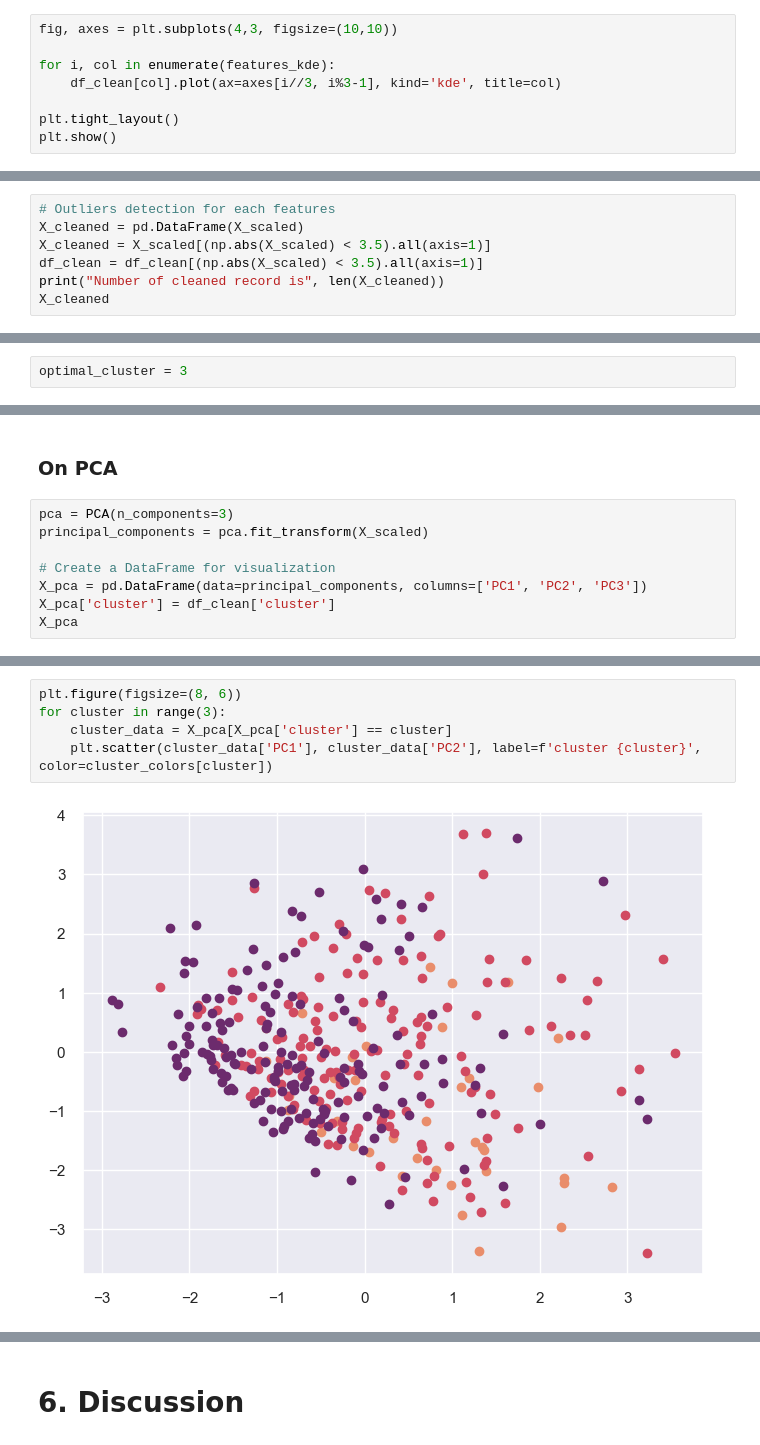
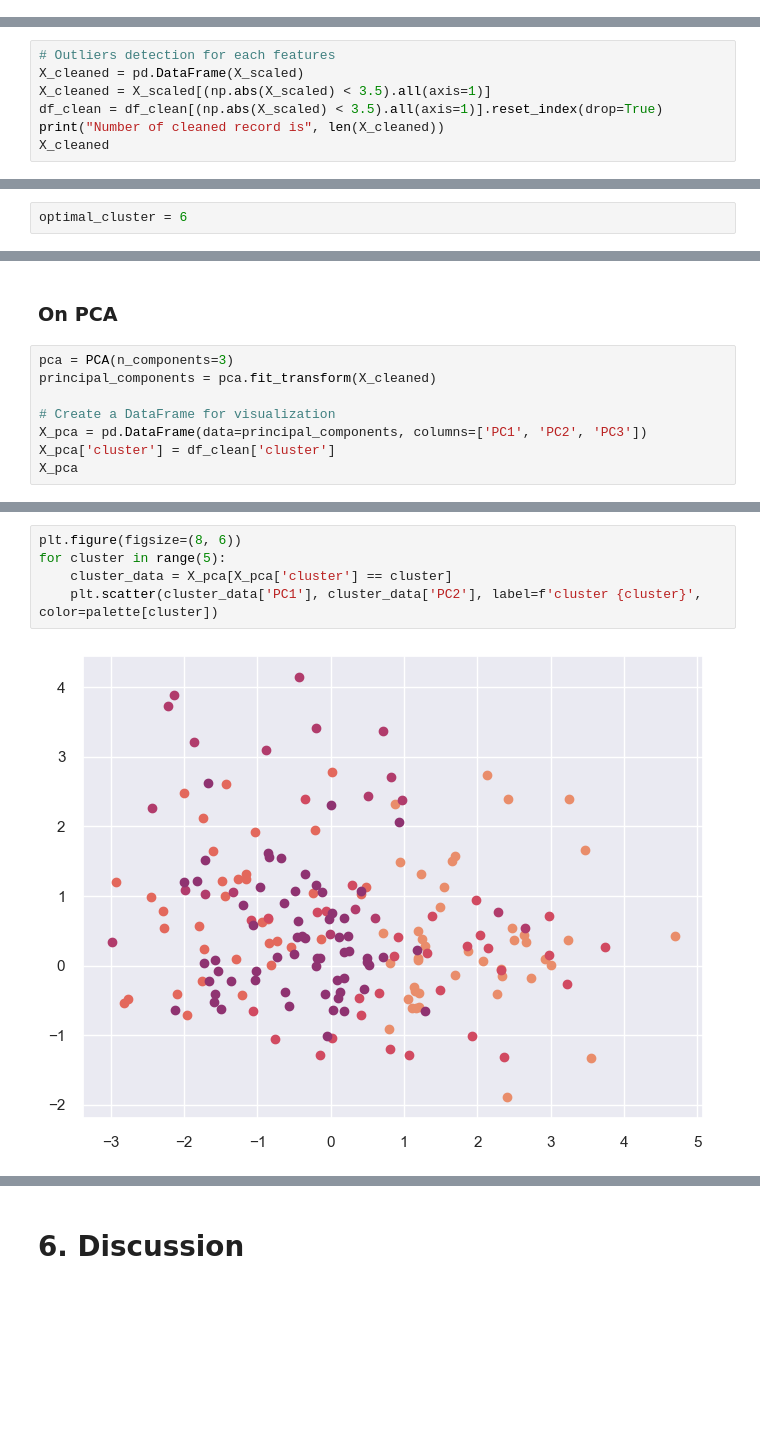
Before and after one commit to luluilmaknun/COMP90089, a Jupyter notebook: clustering_analysis/code_pheno.ipynb, the cells around one changed output, grey strips where cells are left out. Cells and saved outputs as stored; diff of their text form; blank space fills up the shorter version.

```diff
--- a/clustering_analysis/code_pheno.ipynb
+++ b/clustering_analysis/code_pheno.ipynb
@@ -282,8 +212,0 @@ Mortality rate drawn from dataset is approximately $15.67\%$. Older people have
-# %%
-fig, axes = plt.subplots(4,3, figsize=(10,10))
-
-for i, col in enumerate(features_kde):
-    df_clean[col].plot(ax=axes[i//3, i%3-1], kind='kde', title=col)
-
-plt.tight_layout()
-plt.show()
@@ -436,7 +260,7 @@ One of the feature of standard scaling is that, we can detect outliers by filter
 # Outliers detection for each features
 X_cleaned = pd.DataFrame(X_scaled)
 X_cleaned = X_scaled[(np.abs(X_scaled) < 3.5).all(axis=1)]
-df_clean = df_clean[(np.abs(X_scaled) < 3.5).all(axis=1)]
+df_clean = df_clean[(np.abs(X_scaled) < 3.5).all(axis=1)].reset_index(drop=True)
 print("Number of cleaned record is", len(X_cleaned))
 X_cleaned
 # %% [output]
@@ -527,6 +351,6 @@ visualizer.show()
 <Axes: title={'center': 'Distortion Score Elbow for KMeans Clustering'}, xlabel='k', ylabel='distortion score'>
 # %%
-optimal_cluster = 3
+optimal_cluster = 6
 # %% [markdown]
 ## 5.2. Fitting the model
 # %%
@@ -654,7 +517,7 @@ plt.show()
 ### On PCA
 # %%
 pca = PCA(n_components=3)
-principal_components = pca.fit_transform(X_scaled)
+principal_components = pca.fit_transform(X_cleaned)
 
 # Create a DataFrame for visualization
 X_pca = pd.DataFrame(data=principal_components, columns=['PC1', 'PC2', 'PC3'])
@@ -677,10 +540,10 @@ X_pca
 # %%
 plt.figure(figsize=(8, 6))
-for cluster in range(3):
+for cluster in range(5):
     cluster_data = X_pca[X_pca['cluster'] == cluster]
-    plt.scatter(cluster_data['PC1'], cluster_data['PC2'], label=f'cluster {cluster}', color=cluster_colors[cluster])
+    plt.scatter(cluster_data['PC1'], cluster_data['PC2'], label=f'cluster {cluster}', color=palette[cluster])
 # %% [output]
-[figure, old version]
+[figure, new version]
 # %%
 import plotly.express as px
 
```
Also changed, not shown: parts of 62 cells of this notebook.
